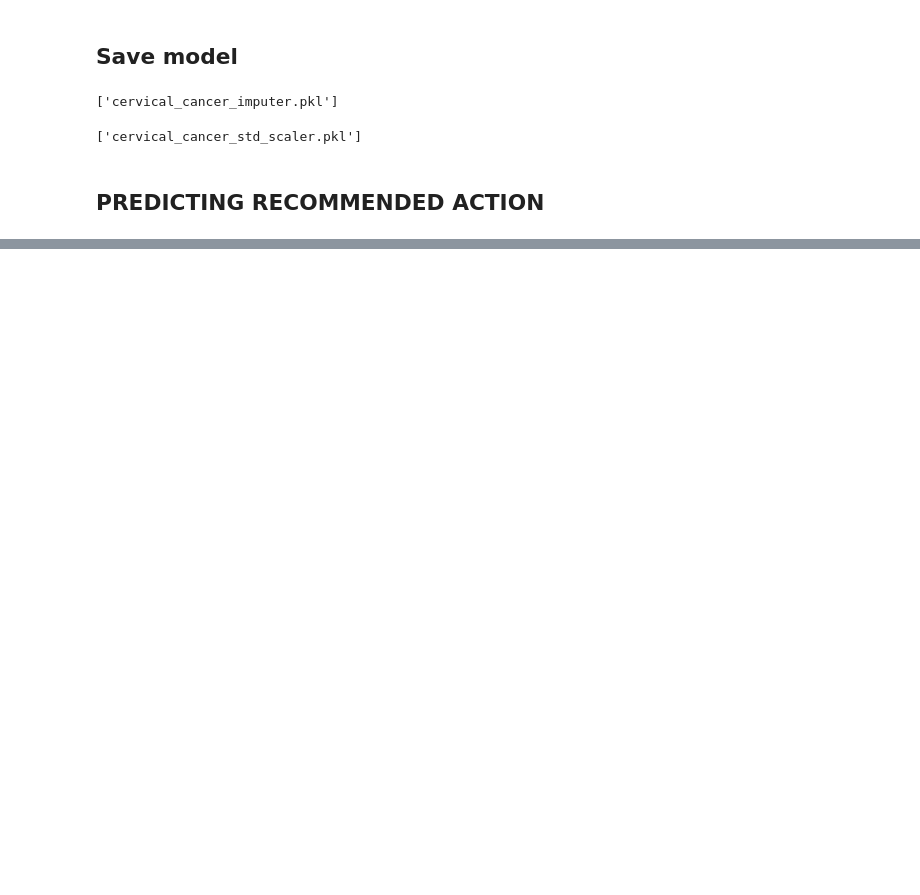
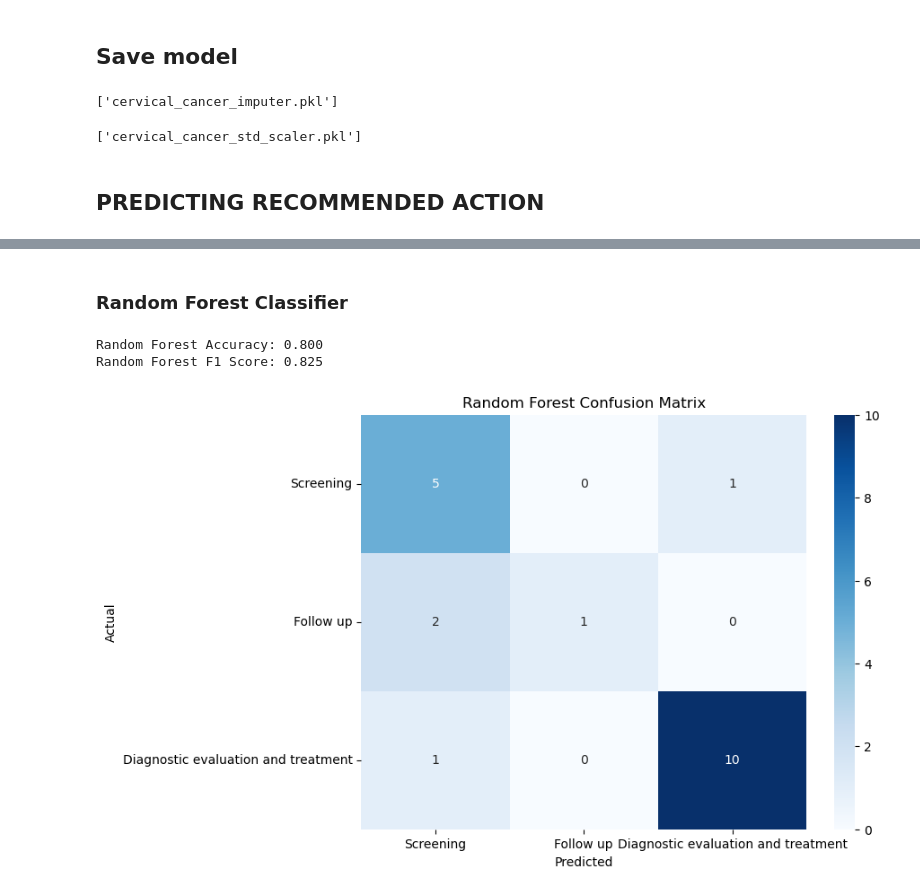
Before and after one commit to mwisechacha/shescreen-ds, a Jupyter notebook: analysis.ipynb, the cells around one changed output, grey strips where cells are left out. Saved outputs shown, nothing was run; the diff lists cells and outputs as text; code cells hidden in the pictures; blank space fills up the shorter version.

```diff
--- a/analysis.ipynb
+++ b/analysis.ipynb
@@ -597,0 +985,23 @@ joblib.dump(std_scaler, 'cervical_cancer_std_scaler.pkl')
+# %% [markdown]
+### Random Forest Classifier
+# %%
+rf_model = RandomForestClassifier(n_estimators=100, random_state=42)
+rf_model.fit(cerv_df_prepared, cerv_df_labels)
+rf_predictions = rf_model.predict(test_set_prepared)
+rf_accuracy = accuracy_score(test_set_labels, rf_predictions)
+print(f"Random Forest Accuracy: {rf_accuracy:.3f}")
+# f1 score
+rf_f1 = f1_score(test_set_labels, rf_predictions, average='weighted')
+print(f"Random Forest F1 Score: {rf_f1:.3f}")
+# confusion matrix
+rf_cm = confusion_matrix(test_set_labels.argmax(axis=1), rf_predictions.argmax(axis=1))
+plt.figure(figsize=(8, 6))
+sns.heatmap(rf_cm, annot=True, fmt='d', cmap='Blues', xticklabels=['Screening', 'Follow up', 'Diagnostic evaluation and treatment'], yticklabels=['Screening', 'Follow up', 'Diagnostic evaluation and treatment'])
+plt.title('Random Forest Confusion Matrix')
+plt.xlabel('Predicted')
+plt.ylabel('Actual')
+plt.show()
+# %% [output]
+Random Forest Accuracy: 0.800
+Random Forest F1 Score: 0.825
+[figure, added]
```
Also changed, not shown: parts of 37 cells of this notebook.
